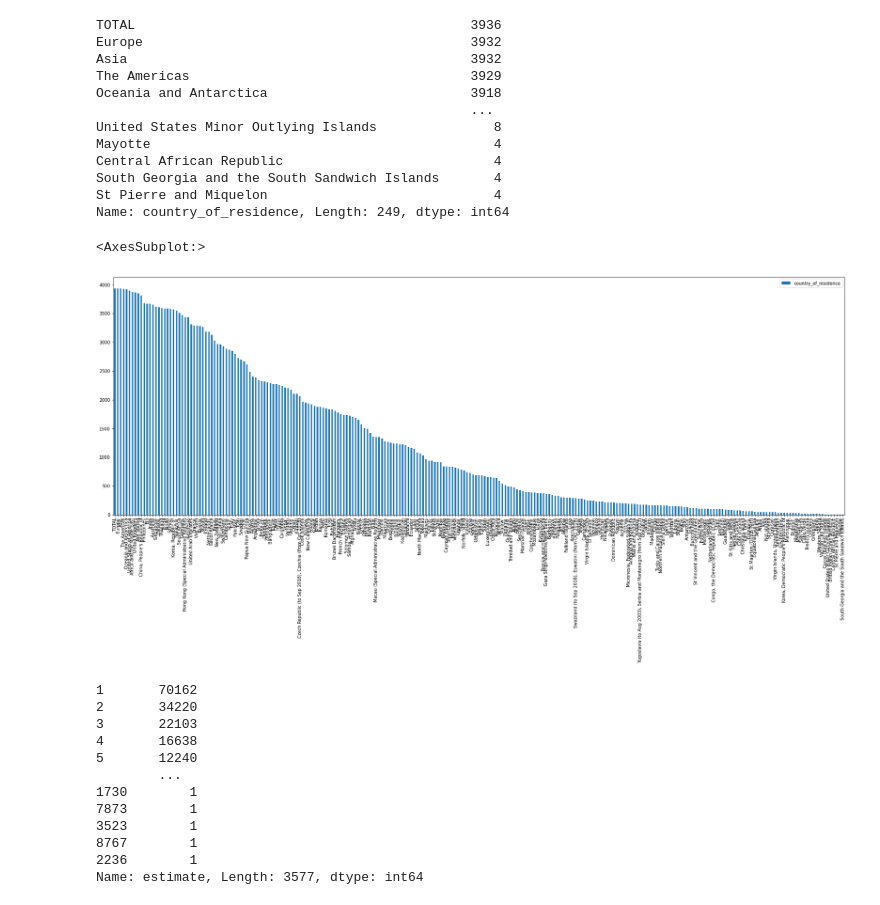
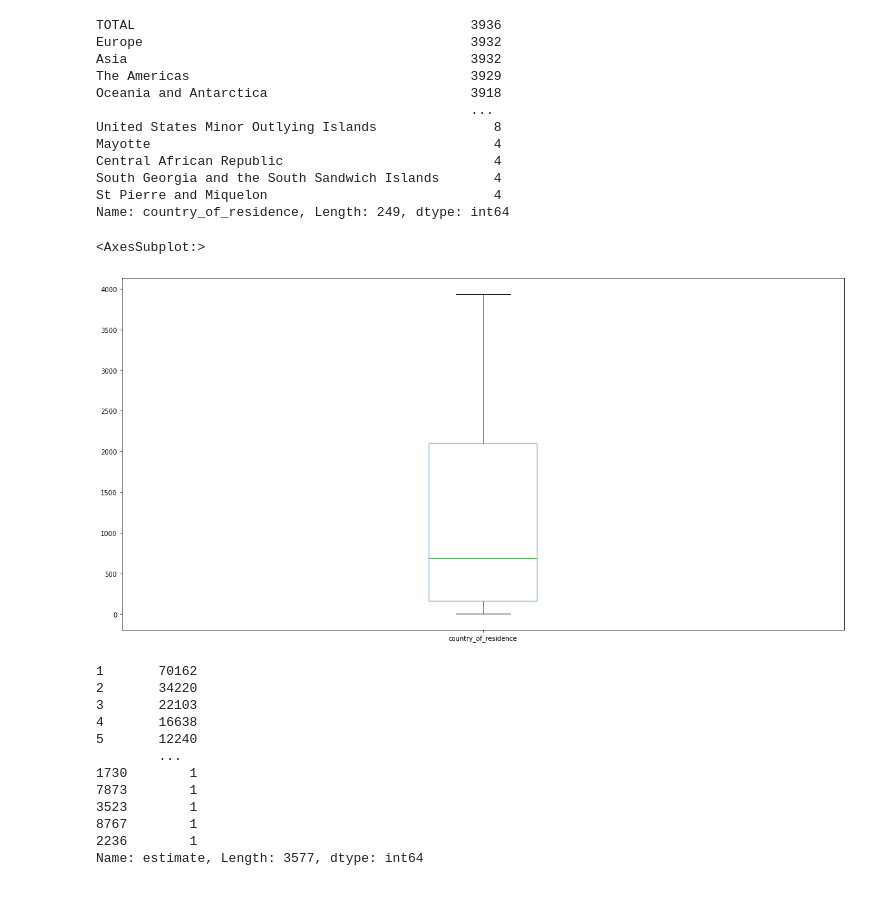
Before and after one commit to Nuh-Thierry/Project-Analyste, a Jupyter notebook: index.ipynb, the cells around one changed output. Drawn from its saved outputs; the diff is of its cells as text; code cells hidden in the pictures.

```diff
--- a/index.ipynb
+++ b/index.ipynb
@@ -237,10 +236,10 @@ South Georgia and the South Sandwich Islands       4
 St Pierre and Miquelon                             4
 Name: country_of_residence, Length: 249, dtype: int64
 # %%
-pd.DataFrame(data['country_of_residence'].value_counts()).plot(kind='bar',figsize=(30,10))
+pd.DataFrame(data['country_of_residence'].value_counts()).plot(kind='box',figsize=(20,10))
 # %% [output]
 <AxesSubplot:>
-[figure, old version]
+[figure, new version]
 # %%
 data['estimate'].value_counts()
 # %% [output]
```
Also changed, not shown: parts of 16 cells of this notebook.
